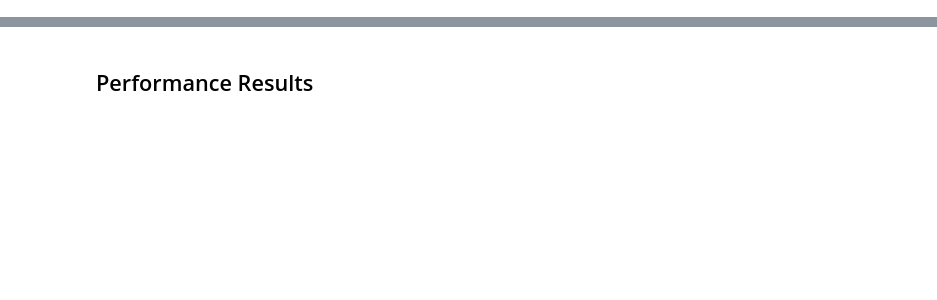
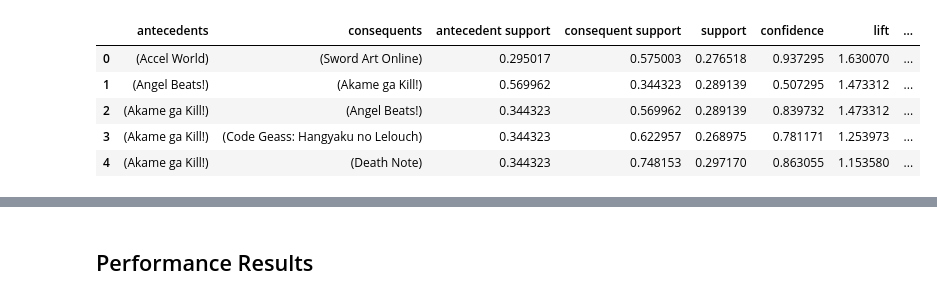
Before and after one commit to warrenmwang/csci349_final_project, a Jupyter notebook: Final_Report.ipynb, the cells around one changed output, grey strips where cells are left out. Drawn from its saved outputs; the diff is of its cells as text; code cells hidden in the pictures; blank space fills up the shorter version.

```diff
--- a/Final_Report.ipynb
+++ b/Final_Report.ipynb
@@ -13,0 +143,7 @@ There is a lot of data here to inspect.
+# %%
+# remove extraneous columns that we are not using for association rule mining.
+df_association_rules = df_anime_lists.drop(columns=df_anime_lists.columns[2:])
+
+# let's try to downcast the int data types.
+intCols = df_association_rules.select_dtypes('int').columns
+df_association_rules[intCols] = df_association_rules[intCols].apply(pd.to_numeric, downcast='integer')
@@ -15,0 +303,3 @@ There is a lot of data here to inspect.
+# %%
+transactions = df_association_rules.groupby('username')['anime_id'].apply(list)
+transactions
@@ -15,0 +320,3 @@ There is a lot of data here to inspect.
+# %%
+transactions = transactions.apply(lambda x: [animeID2animeNameMap[i] for i in x])
+transactions
@@ -15,0 +337,9 @@ There is a lot of data here to inspect.
+# %%
+MIN_SUPPORT = 0.26
+
+te = TransactionEncoder()
+te_ary = te.fit(transactions).transform(transactions)
+df_association_rules_1 = pd.DataFrame(te_ary, columns=te.columns_)
+frequent_itemsets = apriori(df_association_rules_1, min_support=MIN_SUPPORT, use_colnames=True)
+
+frequent_itemsets.head()
@@ -15,0 +353,11 @@ There is a lot of data here to inspect.
+# %%
+MIN_CONFIDENCE = 0.5
+rules = association_rules(frequent_itemsets, metric='confidence', min_threshold=MIN_CONFIDENCE)
+rules.head()
+# %% [output]
+|  | antecedents | consequents | antecedent support | consequent support | support | confidence | lift | ... |
+| 0 | (Accel World) | (Sword Art Online) | 0.295017 | 0.575003 | 0.276518 | 0.937295 | 1.630070 | ... |
+| 1 | (Angel Beats!) | (Akame ga Kill!) | 0.569962 | 0.344323 | 0.289139 | 0.507295 | 1.473312 | ... |
+| 2 | (Akame ga Kill!) | (Angel Beats!) | 0.344323 | 0.569962 | 0.289139 | 0.839732 | 1.473312 | ... |
+| 3 | (Akame ga Kill!) | (Code Geass: Hangyaku no Lelouch) | 0.344323 | 0.622957 | 0.268975 | 0.781171 | 1.253973 | ... |
+| 4 | (Akame ga Kill!) | (Death Note) | 0.344323 | 0.748153 | 0.297170 | 0.863055 | 1.153580 | ... |
```
Also changed, not shown: parts of 47 cells of this notebook, 1 other file.
